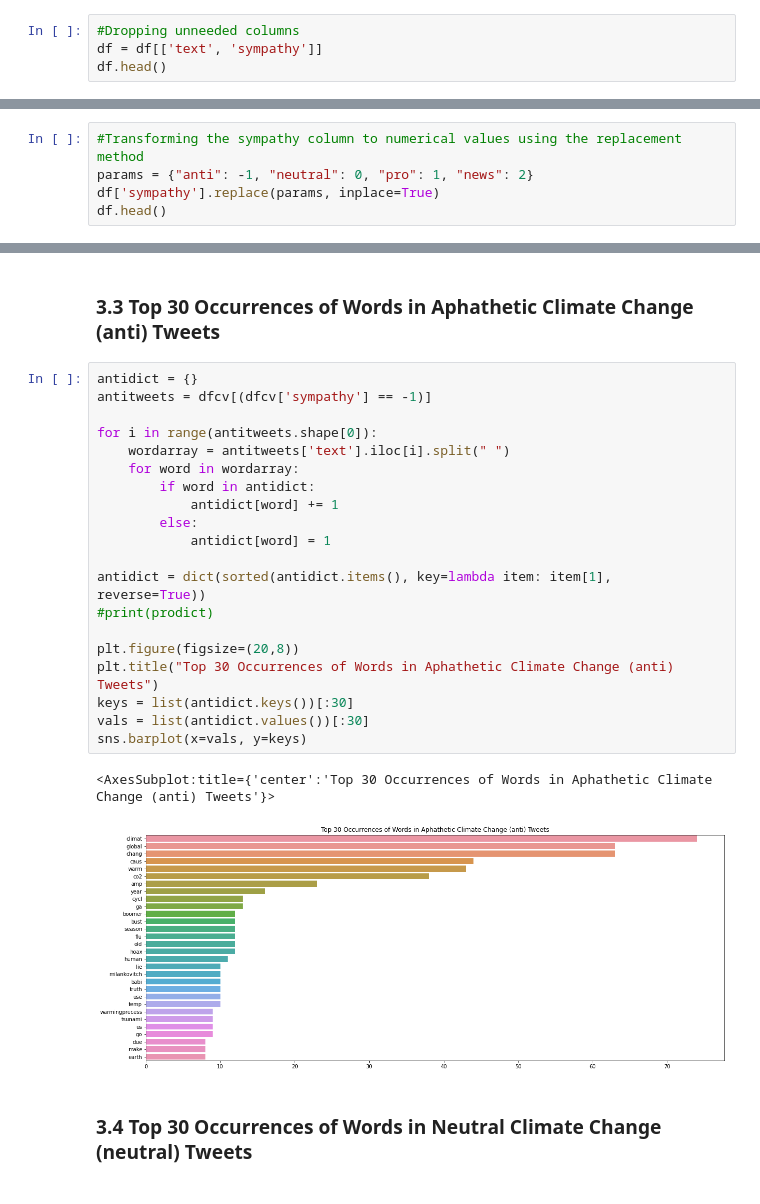
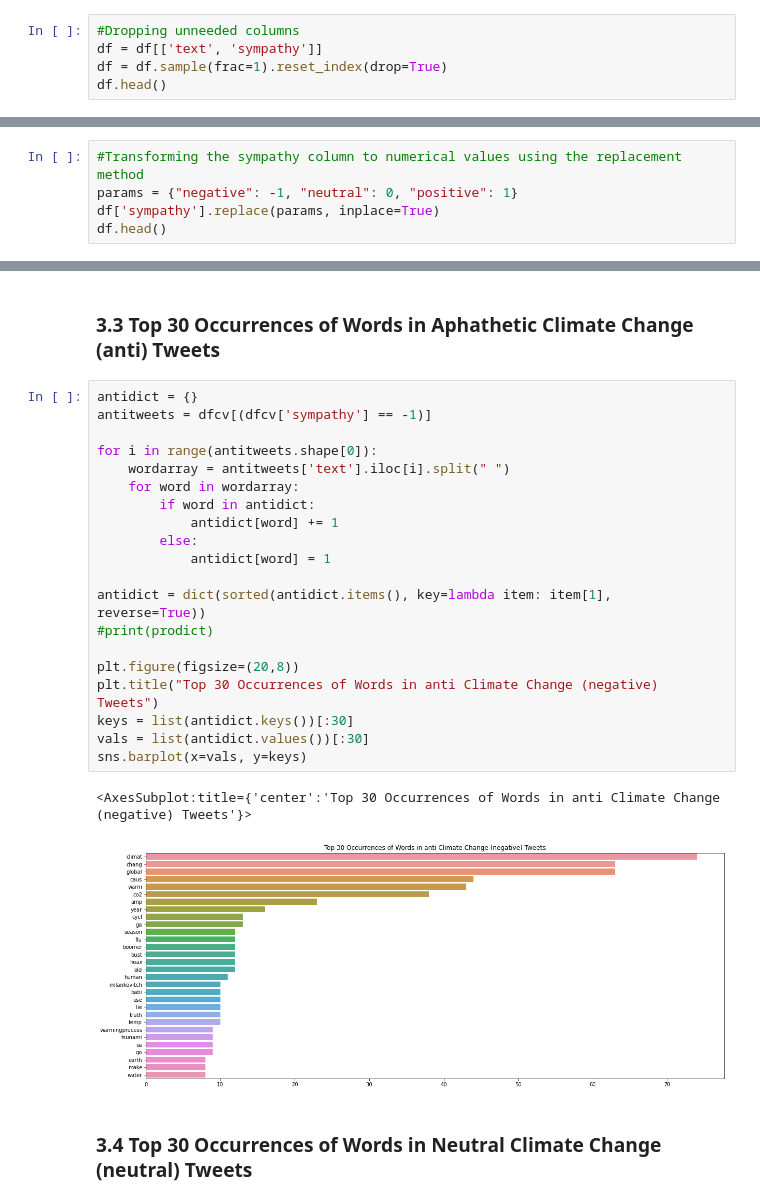
Before and after one commit to Densho1/Climate-Change-Sentiment-Predictor, a Jupyter notebook: CCSP.ipynb, the cells around one changed output, grey strips where cells are left out. Saved outputs shown, nothing was run; the diff lists cells and outputs as text.

```diff
--- a/CCSP.ipynb
+++ b/CCSP.ipynb
@@ -55,6 +55,7 @@ df.rename(columns={"sympathy?":"sympathy"}, inplace=True)
 # %%
 #Dropping unneeded columns
 df = df[['text', 'sympathy']]
+df = df.sample(frac=1).reset_index(drop=True)
 df.head()
 # %% [output]
 |  | text | sympathy |
@@ -74,7 +75,7 @@ dtype: int64
 ### 2.2 Data Encoding
 # %%
 #Transforming the sympathy column to numerical values using the replacement method
-params = {"anti": -1, "neutral": 0, "pro": 1, "news": 2}
+params = {"negative": -1, "neutral": 0, "positive": 1}
 df['sympathy'].replace(params, inplace=True)
 df.head()
 # %% [output]
@@ -211,26 +212,26 @@ sns.barplot(x=vals, y=keys)
 # %%
 antidict = {}
 antitweets = dfcv[(dfcv['sympathy'] == -1)]
 
 for i in range(antitweets.shape[0]):
     wordarray = antitweets['text'].iloc[i].split(" ")
     for word in wordarray:
         if word in antidict:
             antidict[word] += 1
         else:
             antidict[word] = 1
 
 antidict = dict(sorted(antidict.items(), key=lambda item: item[1], reverse=True))
 #print(prodict)
 
 plt.figure(figsize=(20,8))
-plt.title("Top 30 Occurrences of Words in Aphathetic Climate Change (anti) Tweets")
+plt.title("Top 30 Occurrences of Words in anti Climate Change (negative) Tweets")
 keys = list(antidict.keys())[:30]
 vals = list(antidict.values())[:30]
 sns.barplot(x=vals, y=keys)
 # %% [output]
-<AxesSubplot:title={'center':'Top 30 Occurrences of Words in Aphathetic Climate Change (anti) Tweets'}>
+<AxesSubplot:title={'center':'Top 30 Occurrences of Words in anti Climate Change (negative) Tweets'}>
-[figure, old version]
+[figure, new version]
 # %% [markdown]
 ### 3.4 Top 30 Occurrences of Words in Neutral Climate Change (neutral) Tweets
 # %%
```
Also changed, not shown: parts of 23 cells of this notebook, 3 other files.
